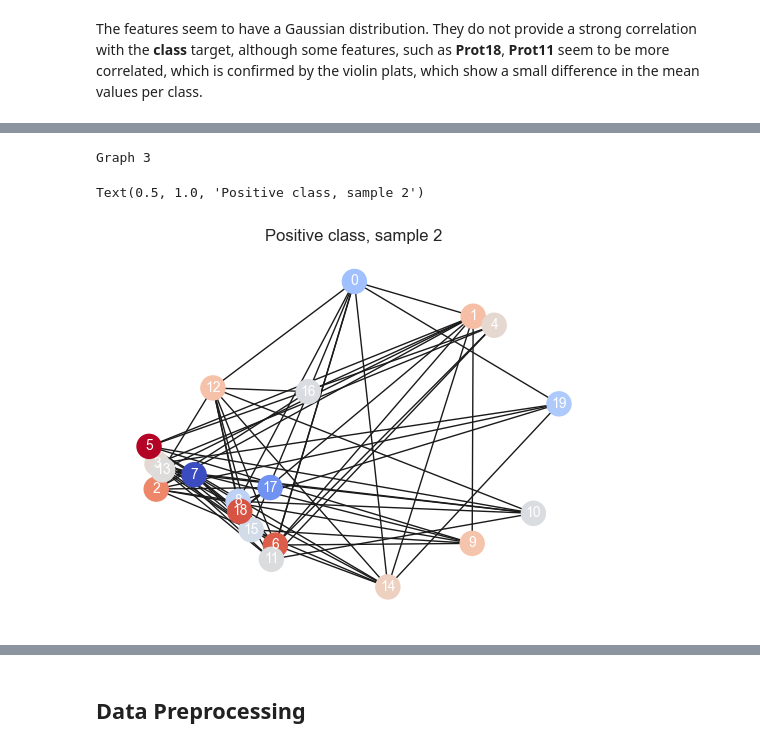
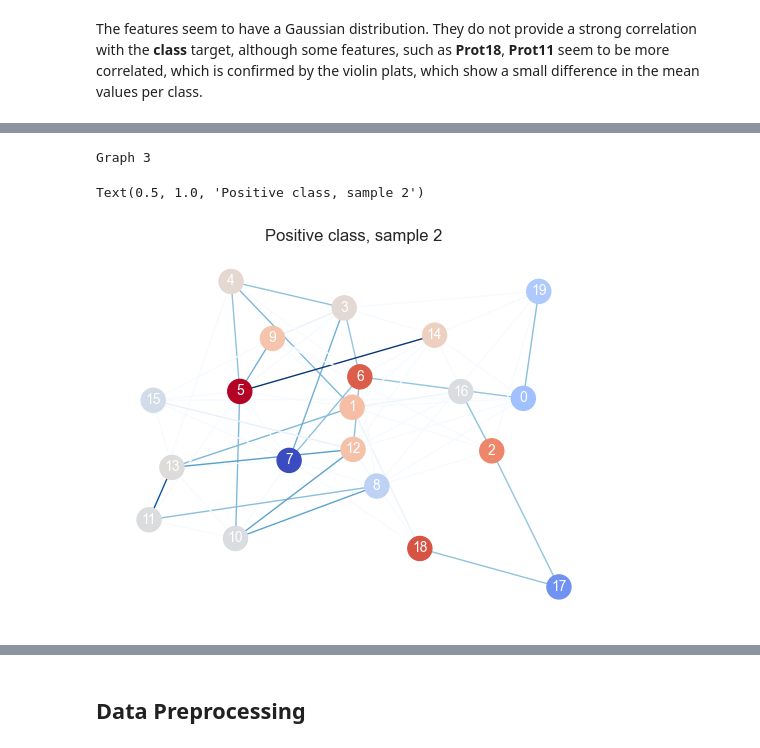
Before and after one commit to Bulbatronik/Exploring-GNN-for-Gaussian-Graphs, a Jupyter notebook: notebooks/project.ipynb, the cells around one changed output, grey strips where cells are left out. Saved outputs shown, nothing was run; the diff lists cells and outputs as text; code cells hidden in the pictures.

```diff
--- a/notebooks/project.ipynb
+++ b/notebooks/project.ipynb
@@ -221,3 +232,10 @@ sns.heatmap(corr, mask=mask, vmax=.3, center=0, cmap='mako',
 [figure]
 # %% [markdown]
 The features seem to have a Gaussian distribution. They do not provide a strong correlation with the **class** target, although some features, such as **Prot18**, **Prot11** seem to be more correlated, which is confirmed by the violin plats, which show a small difference in the mean values per class.
+# %%
+# Normalize the adjacency matrices
+A_flat = A.flatten()
+A_max, A_min = A_flat.max(), A_flat.min()
+A_flat[A_flat!=0] = (A_flat[A_flat != 0] - A_min) / (A_max - A_min)
+
+A = A_flat.reshape(A.shape)
@@ -224,27 +262,28 @@ The features seem to have a Gaussian distribution. They do not provide a strong
 # %%
 # Visualize one graph and color the nodes according to the feature values
 idx = 2
 
 print(f'Graph {idx+1}')
 G=nx.from_numpy_array(A[idx])
 
 plt.figure()
 plt.axis('off')
 nx.draw_networkx(G,
                  #pos=nx.circular_layout(G),
                  pos=nx.spring_layout(G, seed=seed),
                  node_size=300,
                  cmap='coolwarm',
                  font_size=10,
                  font_color='white',
                  node_color=x[idx],
+                 edge_color=plt.cm.Blues(A[idx].flatten()),  # Normalized edge colors#A[idx],
                  )
 label = 'Positive' if y[idx]==1 else 'Negative'
 plt.title(f'{label} class, sample {idx}')
 # %% [output]
 Graph 3
 Text(0.5, 1.0, 'Positive class, sample 2')
-[figure, old version]
+[figure, new version]
 # %%
 def plot_graphs(x: np.array, y: np.array, num_graphs: int, class_name: str) -> None:
     """
```
Also changed, not shown: parts of 46 cells of this notebook.
